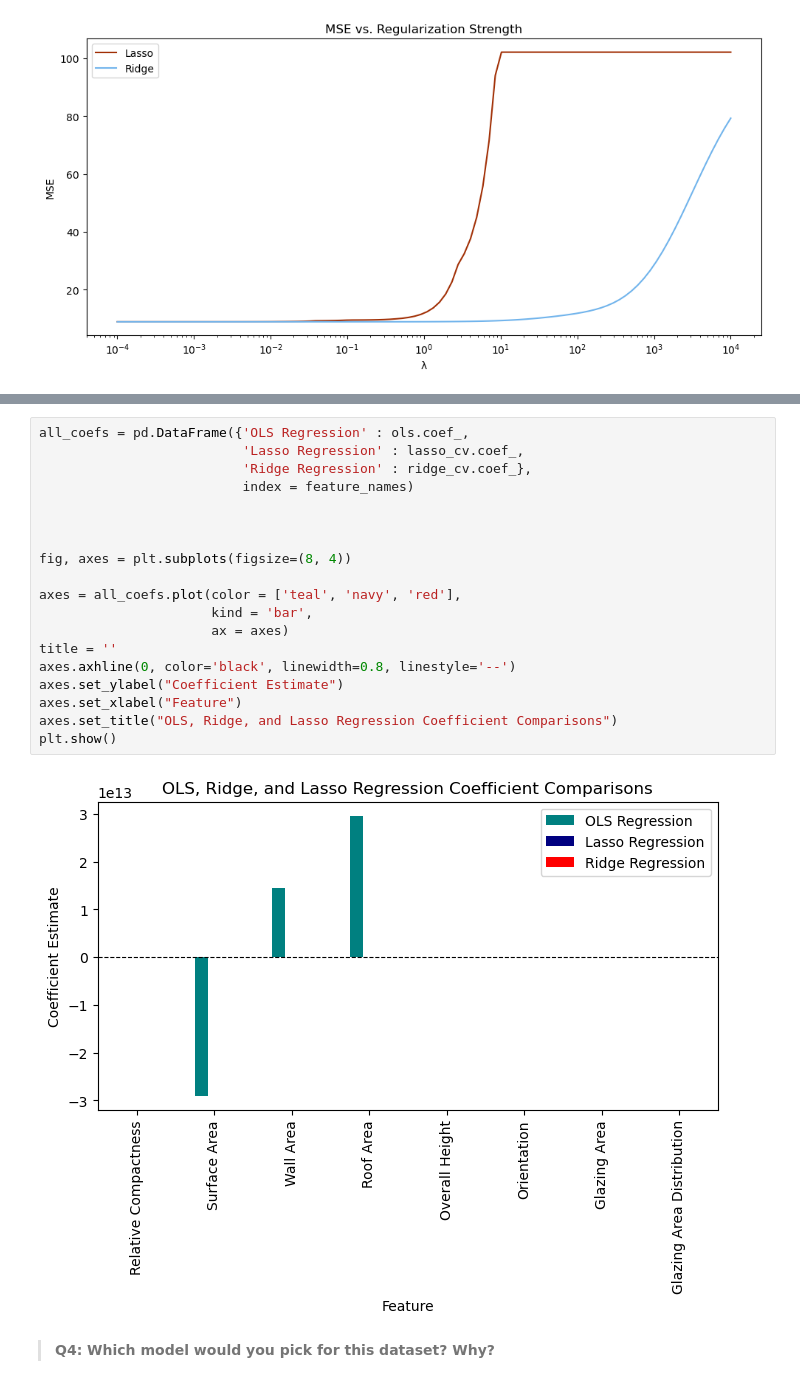
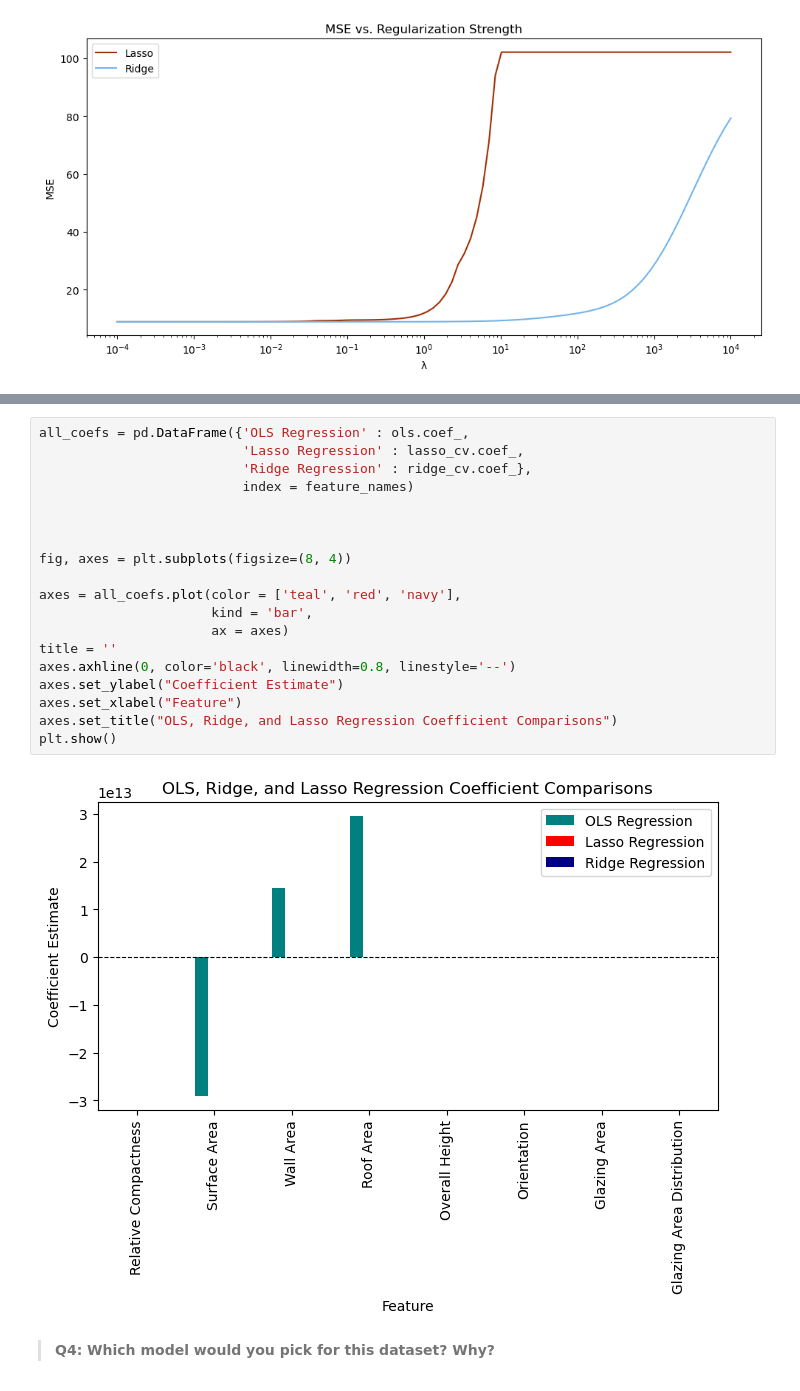
Before and after one commit to kylienewcomer/eds232-assignment-3, a Jupyter notebook: task1/hw3-task1.ipynb, the cells around one changed output, grey strips where cells are left out. Cells and saved outputs as stored; diff of their text form.

```diff
--- a/task1/hw3-task1.ipynb
+++ b/task1/hw3-task1.ipynb
@@ -381,24 +381,24 @@ plt.show()
 # %%
 all_coefs = pd.DataFrame({'OLS Regression' : ols.coef_,
                           'Lasso Regression' : lasso_cv.coef_,
                           'Ridge Regression' : ridge_cv.coef_},
                           index = feature_names)
 
 
 
 fig, axes = plt.subplots(figsize=(8, 4))
 
-axes = all_coefs.plot(color = ['teal', 'navy', 'red'],
+axes = all_coefs.plot(color = ['teal', 'red', 'navy'],
                       kind = 'bar',
                       ax = axes)
 title = ''
 axes.axhline(0, color='black', linewidth=0.8, linestyle='--')
 axes.set_ylabel("Coefficient Estimate")
 axes.set_xlabel("Feature")
 axes.set_title("OLS, Ridge, and Lasso Regression Coefficient Comparisons")
 plt.show()
 # %% [output]
-[figure, old version]
+[figure, new version]
 # %% [markdown]
 > **Q4: Which model would you pick for this dataset? Why?**
 # %% [markdown]
```
Also changed, not shown: parts of 1 cell of this notebook.
